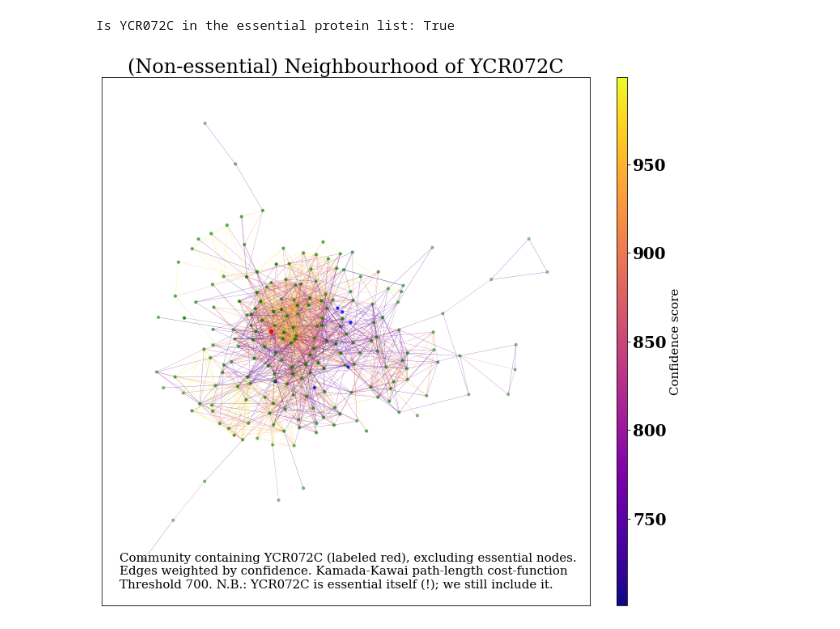
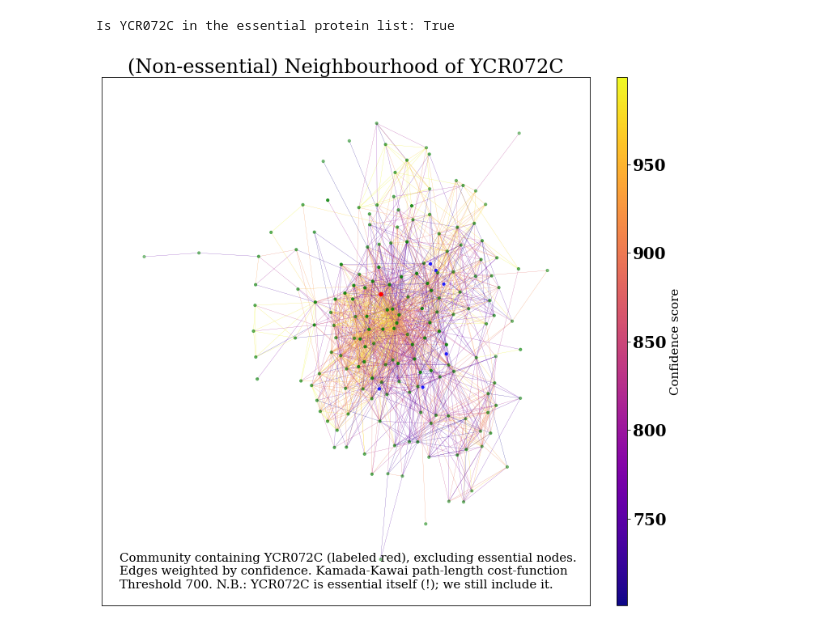
Before and after one commit to xdimos/Group-D-3888-Project, a Jupyter notebook: Yeast_network_visualisation.ipynb, the cells around one changed output. Saved outputs shown, nothing was run; the diff lists cells and outputs as text; code cells hidden in the pictures.

Commit message:
Splitting off and trimming
Some cleaning up:
 - split several utility functions into their own .py
 - created a new yeast edgelist with all the lead numbers removed for convenience.

```diff
--- a/Yeast_network_visualisation.ipynb
+++ b/Yeast_network_visualisation.ipynb
@@ -31,6 +18,6 @@ def trim(protein_name):
 # %%
 # Read in the string-db for Yeast
-G0 = nx.read_weighted_edgelist("./4932.protein.links.v11.5.txt",comments="#",nodetype=str)
+G0 = nx.read_weighted_edgelist("./yeast_protein_edgelist_trimmed.txt",comments="#",nodetype=str)
 
 # For interest, plot the distribution of confidence scores
 plt.figure(figsize=(6,6));
@@ -80,7 +66,7 @@ print("We have found", len(communities), "communities")
 We have found 14 communities
 # %%
 # The protein of interest
-this_protein = '4932.YCR072C';
+this_protein = 'YCR072C';
 # The community containing the protein of interest
 protein_comm = {'',};
 
@@ -221,11 +166,11 @@ non_ess_comm_network = protein_comm_network.copy();
 # (just reiterating:)
 this_node_list = list(protein_comm_network.nodes);
 
-trimmed_ess_list = [p for p in ess_list if p != this_protein[5:]]
+trimmed_ess_list = [p for p in ess_list if p != this_protein]
 
 for ess_prot in trimmed_ess_list:
-    if ('4932.'+ess_prot in this_node_list):
-        non_ess_comm_network.remove_node('4932.'+ess_prot)
+    if (ess_prot in this_node_list):
+        non_ess_comm_network.remove_node(ess_prot)
 
 non_ess_index_of_protein = list(non_ess_comm_network.nodes).index(this_protein);
 
@@ -237,35 +182,35 @@ non_ess_node_list = list(non_ess_comm_network.nodes);
 
 for i in range(len(non_ess_node_list)):
     my_colors.append('g');
     my_sizes.append(10);
     my_alpha.append(0.8);
 
 alpha_by_distance = True;
 highlight_dist = None;
 
 path_lens = [];
 for i in range(len(non_ess_node_list)):
     try:
         path_len = nx.shortest_path_length(non_ess_comm_network, source=non_ess_node_list[i], target=this_protein);
     except:
         my_colors[i] = 'blue'
         # to handle disconnect pieces. Should probably renetwork on cut-down graph?
     else:
         path_lens.append(path_len);
         if (path_len == 0): continue; # just skip the case where we pick the target node itself
         my_alpha[i] *= 1/path_len**0.5
         # highlight by shortest path length distance:
         if (highlight_dist is not None):
             if (path_len == highlight_dist): my_colors[i] = 'yellow'
 
 my_colors[non_ess_index_of_protein] = 'r';
 my_sizes[non_ess_index_of_protein] = 20;
 my_alpha[non_ess_index_of_protein] = 1;
 
-my_draw(non_ess_comm_network, kkl=True, node_color=my_colors, node_size=my_sizes, alpha=my_alpha,
-        key_text="Community containing "+this_protein[5:] + " (labeled red), excluding essential nodes. "
+nu.my_draw(non_ess_comm_network, kkl=True, node_color=my_colors, node_size=my_sizes, alpha=my_alpha,
+        key_text="Community containing "+this_protein + " (labeled red), excluding essential nodes. "
         "\nEdges weighted by confidence. Kamada-Kawai path-length cost-function \nThreshold "+str(threshold_score)
-        + ". N.B.: "+this_protein[5:]+" is essential itself (!); we still include it.",
-        title_text="(Non-essential) Neighbourhood of "+this_protein[5:])
+        + ". N.B.: "+this_protein+" is essential itself (!); we still include it.",
+                                  title_text="(Non-essential) Neighbourhood of "+this_protein)
 # %% [output]
-[figure, old version]
+[figure, new version]
```
Also changed, not shown: parts of 5 cells of this notebook, 2 other files.
